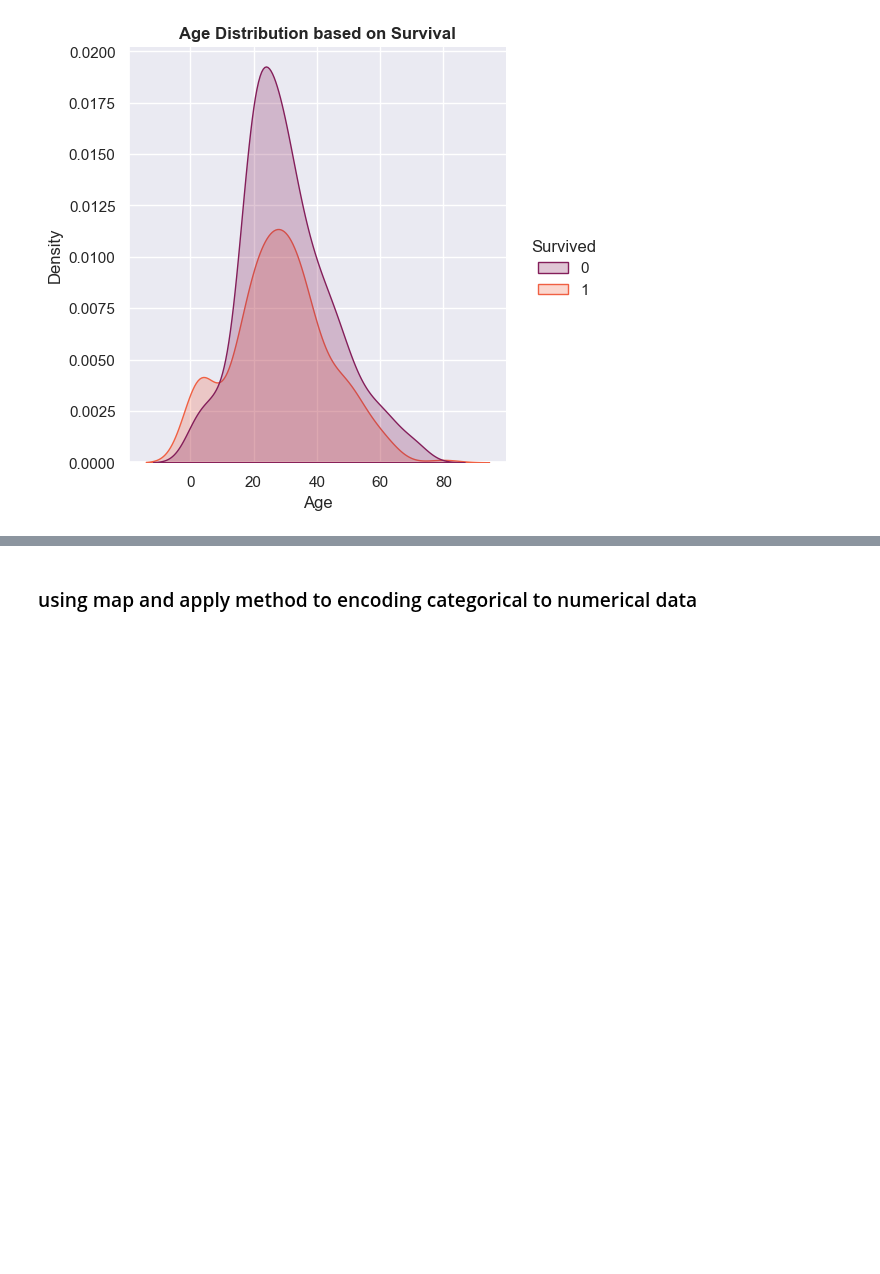
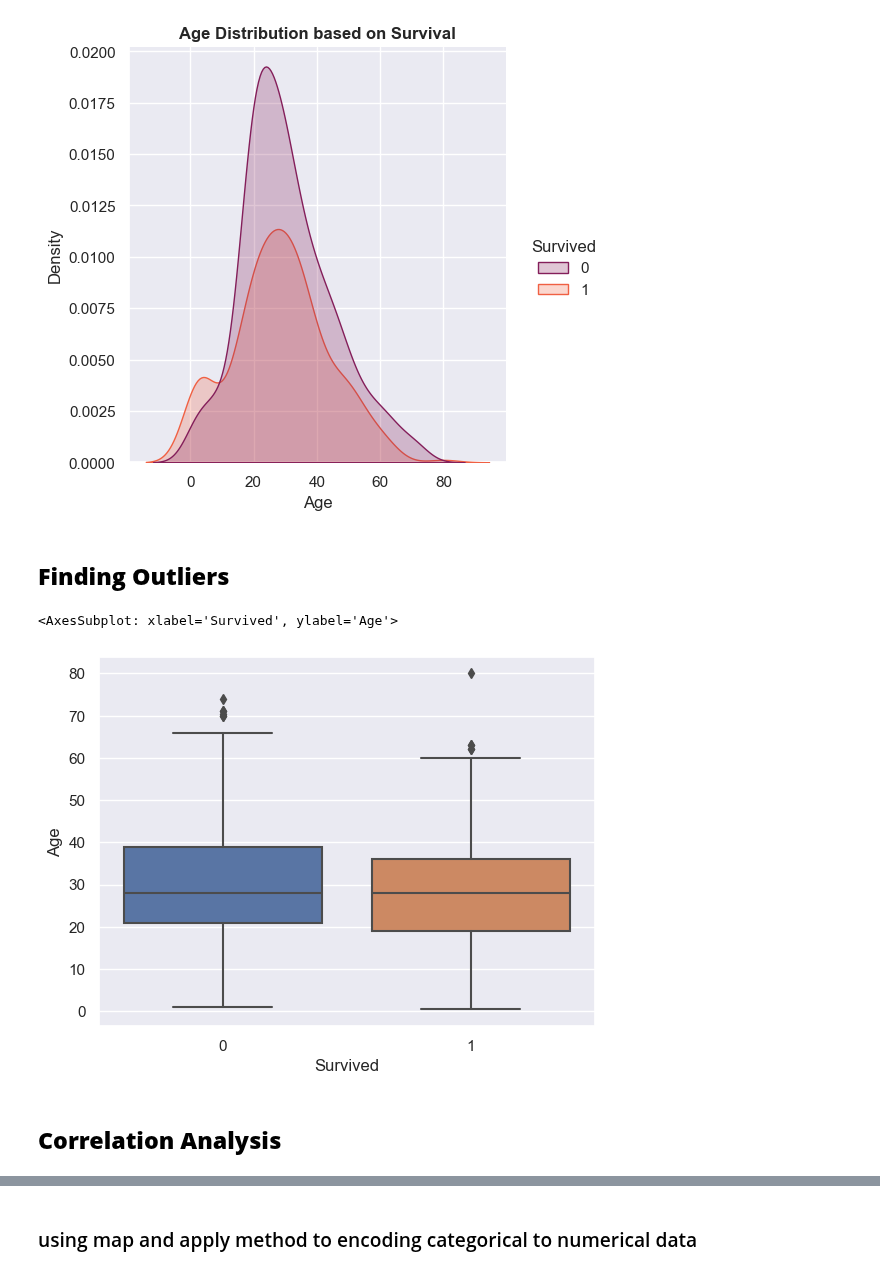
Before and after one commit to SwagAbyss/SwagML, a Jupyter notebook: Projects/titanic/titanic.ipynb, the cells around one changed output, grey strips where cells are left out. Saved outputs shown, nothing was run; the diff lists cells and outputs as text; code cells hidden in the pictures; blank space fills up the shorter version.

```diff
--- a/Projects/titanic/titanic.ipynb
+++ b/Projects/titanic/titanic.ipynb
@@ -206,3 +213,12 @@ plt.show()
 # %% [output]
 <Figure size 1000x700 with 0 Axes>
 [figure]
+# %% [markdown]
+## __Finding Outliers__
+# %%
+sns.boxplot(data=data, x='Survived', y='Age')
+# %% [output]
+<AxesSubplot: xlabel='Survived', ylabel='Age'>
+[figure, added]
+# %% [markdown]
+## __Correlation Analysis__
```
Also changed, not shown: parts of 8 cells of this notebook.
